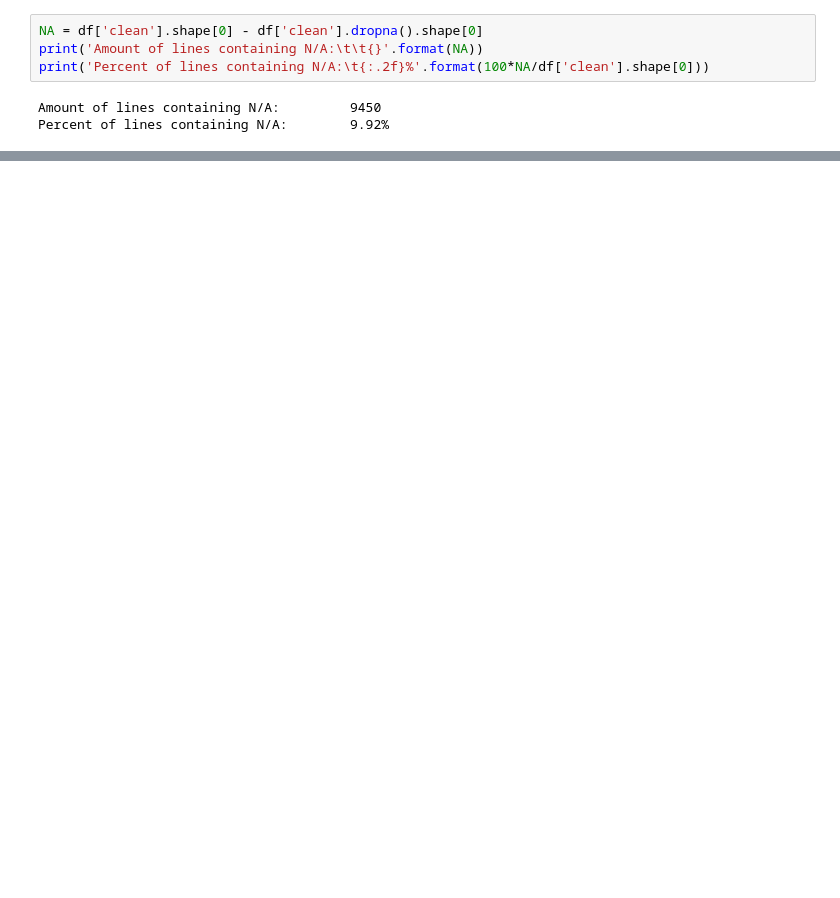
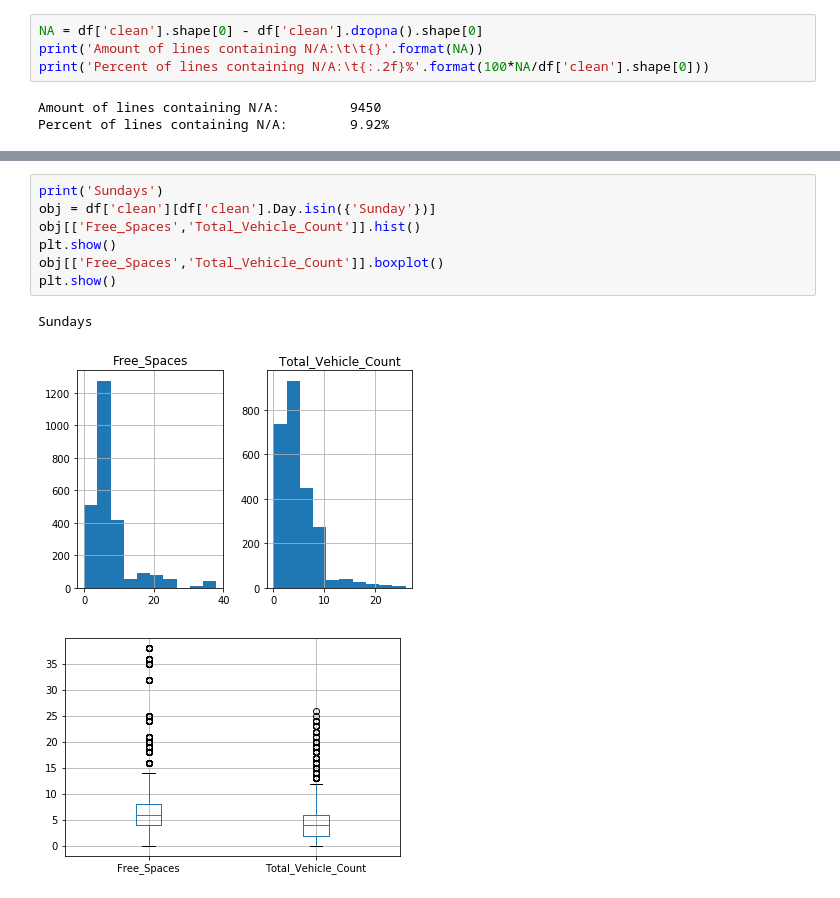
Before and after one commit to bok11/IS-Data-Analasys, a Jupyter notebook: Notebook.ipynb, the cells around one changed output, grey strips where cells are left out. Drawn from its saved outputs; the diff is of its cells as text; blank space fills up the shorter version.

```diff
--- a/Notebook.ipynb
+++ b/Notebook.ipynb
@@ -321,0 +737,11 @@ Percent of lines containing N/A:        1.66%
+# %%
+print('Sundays')
+obj = df['clean'][df['clean'].Day.isin({'Sunday'})]
+obj[['Free_Spaces','Total_Vehicle_Count']].hist()
+plt.show()
+obj[['Free_Spaces','Total_Vehicle_Count']].boxplot()
+plt.show()
+# %% [output]
+Sundays
+[figure, added]
+[figure, added]
```
Also changed, not shown: parts of 74 cells of this notebook.
